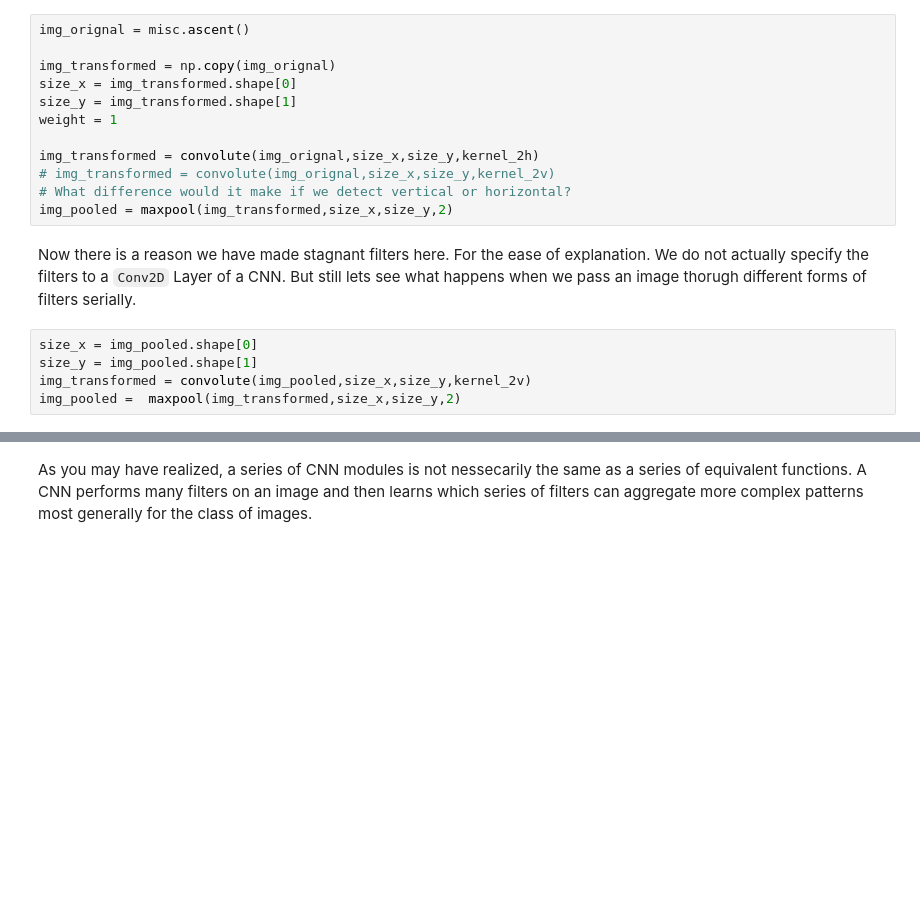
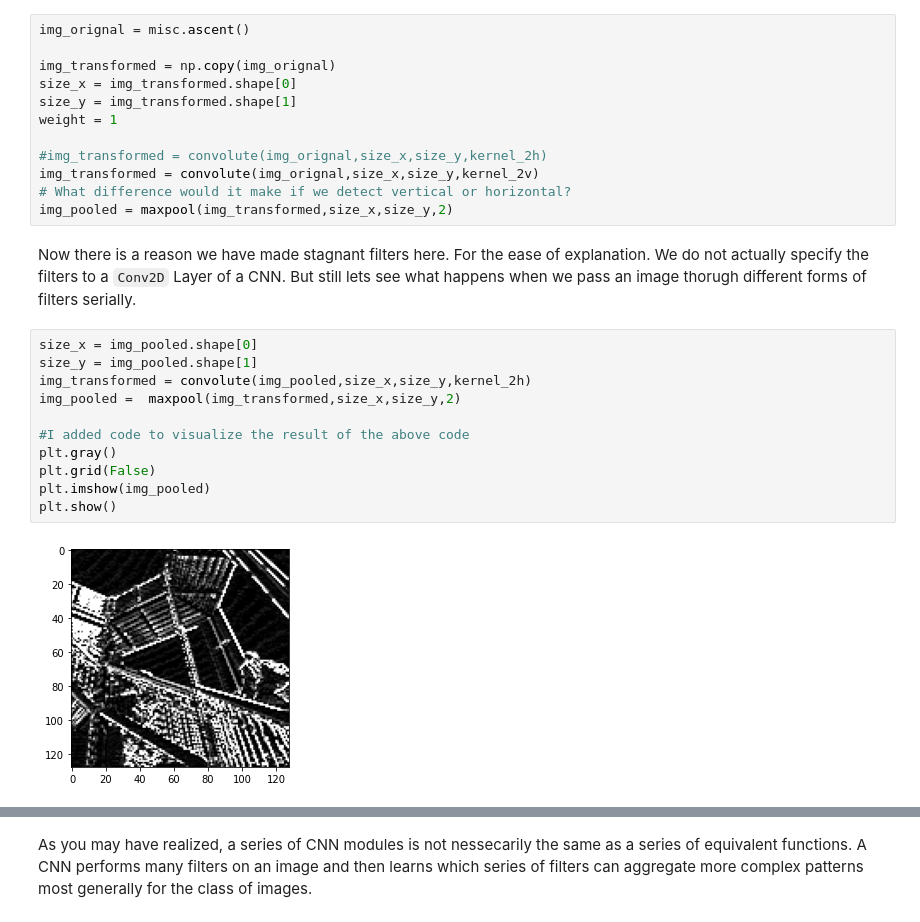
Before and after one commit to JasonLiu2024/FutureMakers2022, a Jupyter notebook: Day_6_Introduction_to_CNNs_SV.ipynb, the cells around one changed output, grey strips where cells are left out. Cells and saved outputs as stored; diff of their text form; blank space fills up the shorter version.

```diff
--- a/Day_6_Introduction_to_CNNs_SV.ipynb
+++ b/Day_6_Introduction_to_CNNs_SV.ipynb
@@ -397,8 +397,8 @@ size_x = img_transformed.shape[0]
 size_y = img_transformed.shape[1]
 weight = 1
 
-img_transformed = convolute(img_orignal,size_x,size_y,kernel_2h)
-# img_transformed = convolute(img_orignal,size_x,size_y,kernel_2v)
+#img_transformed = convolute(img_orignal,size_x,size_y,kernel_2h)
+img_transformed = convolute(img_orignal,size_x,size_y,kernel_2v)
 # What difference would it make if we detect vertical or horizontal?
 img_pooled = maxpool(img_transformed,size_x,size_y,2)
 # %% [markdown]
@@ -406,8 +406,16 @@ Now there is a reason we have made stagnant filters here. For the ease of explan
 # %%
 size_x = img_pooled.shape[0]
 size_y = img_pooled.shape[1]
-img_transformed = convolute(img_pooled,size_x,size_y,kernel_2v)
+img_transformed = convolute(img_pooled,size_x,size_y,kernel_2h)
 img_pooled =  maxpool(img_transformed,size_x,size_y,2)
+
+#I added code to visualize the result of the above code
+plt.gray()
+plt.grid(False)
+plt.imshow(img_pooled)
+plt.show()
+# %% [output]
+[figure, added]
 # %% [markdown]
 ## Question 4
 
```
Also changed, not shown: parts of 12 cells of this notebook.
